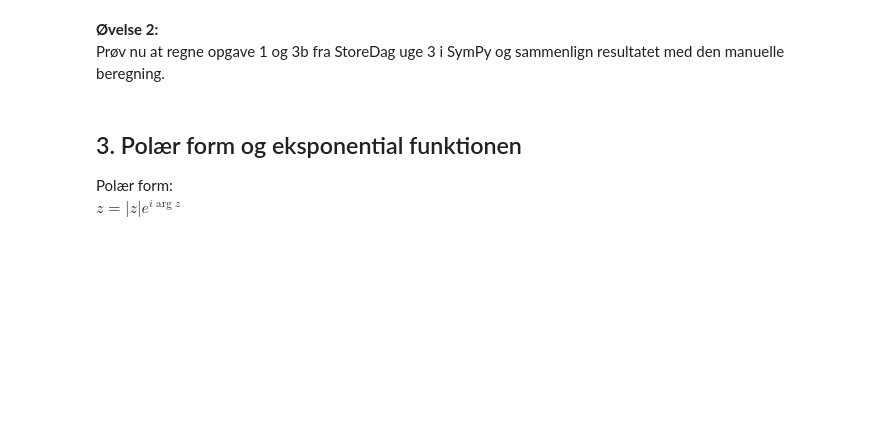
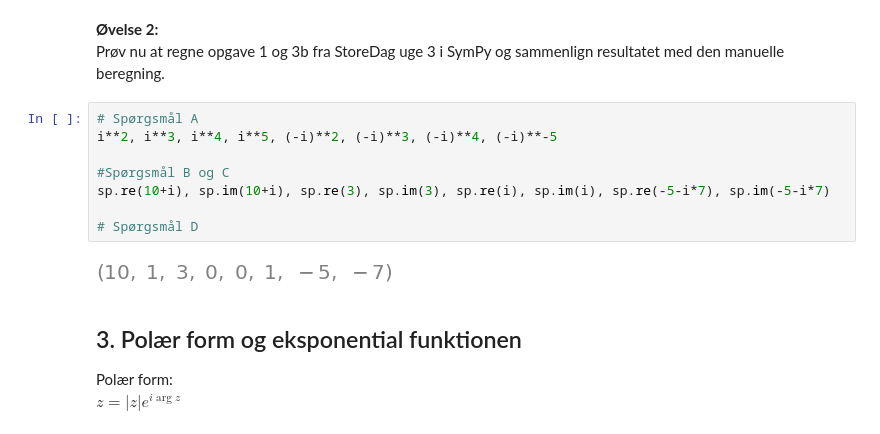
Before and after one commit to Pootiszz/PythonMat1a, a Jupyter notebook: Uge6SDE25upload.ipynb, the cells around one changed output. Drawn from its saved outputs; the diff is of its cells as text; blank space fills up the shorter version.

```diff
--- a/Uge6SDE25upload.ipynb
+++ b/Uge6SDE25upload.ipynb
@@ -69,6 +91,16 @@ konj_z3, konj_z4
 
 **Øvelse 2:**
 Prøv nu at regne opgave 1 og 3b fra StoreDag uge 3 i SymPy og sammenlign resultatet med den manuelle beregning.
+# %%
+# Spørgsmål A
+i**2, i**3, i**4, i**5, (-i)**2, (-i)**3, (-i)**4, (-i)**-5
+
+#Spørgsmål B og C
+sp.re(10+i), sp.im(10+i), sp.re(3), sp.im(3), sp.re(i), sp.im(i), sp.re(-5-i*7), sp.im(-5-i*7)
+
+# Spørgsmål D
+# %% [output]
+[figure, added]
 # %% [markdown]
 
 ## 3. Polær form og eksponential funktionen
```
Also changed, not shown: parts of 6 cells of this notebook.
